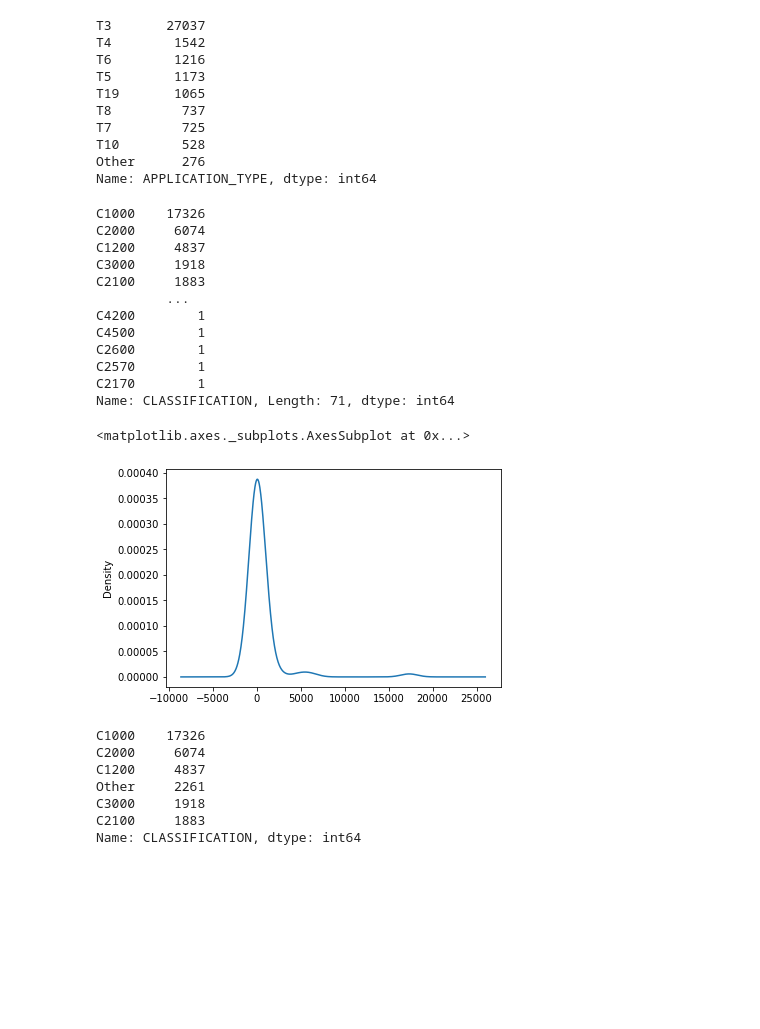
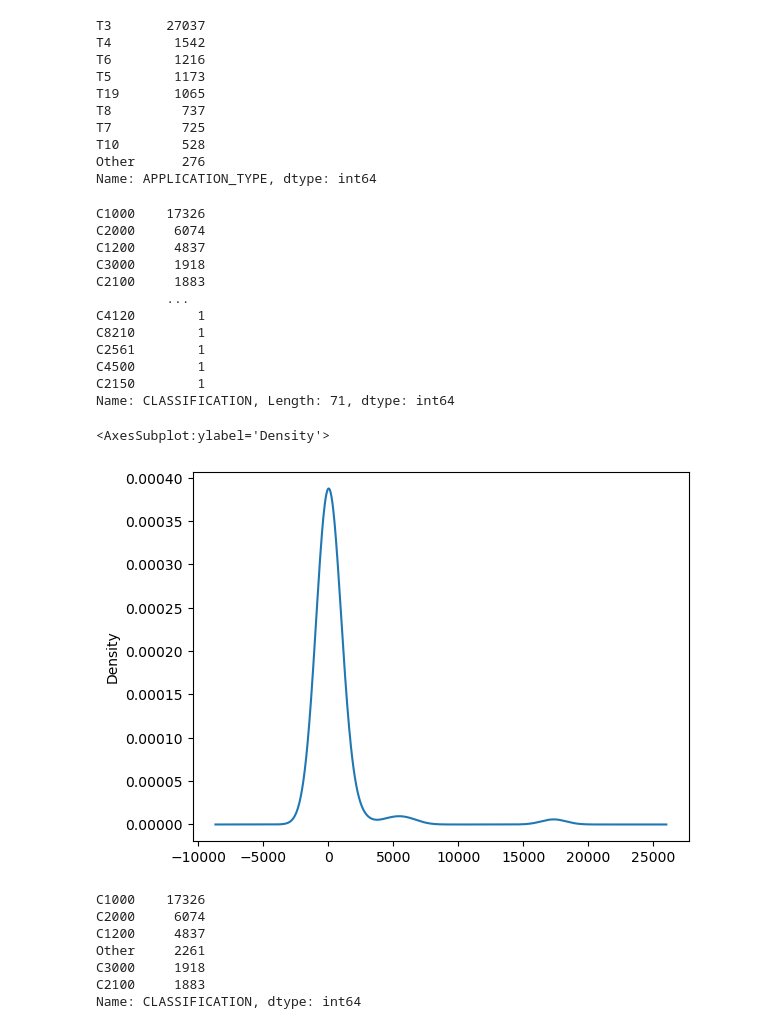
Before and after one commit to motoroid/Neural_Network_Charity_Analysis, a Jupyter notebook: Challenge/AlphabetSoupCharity.ipynb, the cells around one changed output. Drawn from its saved outputs; the diff is of its cells as text; code cells hidden in the pictures; blank space fills up the shorter version.

```diff
--- a/Challenge/AlphabetSoupCharity.ipynb
+++ b/Challenge/AlphabetSoupCharity.ipynb
@@ -20,4 +20,5 @@ application_df.head()
 | 4 | 10556103 | GENETIC RESEARCH INSTITUTE OF THE... | T3 | Independent | C1000 | Heathcare | Trust | 1 | ... |
 # %%
 # Drop the non-beneficial ID columns, 'EIN' and 'NAME'.
-#  YOUR CODE GOES HERE
+application_drop_column = application_df.drop(columns=["EIN", "NAME"])
+application_drop_column
@@ -38,7 +53,8 @@ IS_SUCCESSFUL                2
 dtype: int64
 # %%
 # Look at APPLICATION_TYPE value counts for binning
-#  YOUR CODE GOES HERE
+app_count=application_drop_column["APPLICATION_TYPE"].value_counts()
+app_count
 # %% [output]
 T3     27037
 T4      1542
@@ -67,13 +83,13 @@ Name: APPLICATION_TYPE, dtype: int64
 # %%
 # Determine which values to replace if counts are less than ...?
-#  YOUR CODE GOES HERE
+replace_application = list(app_count[app_count < 500].index)
 
 # Replace in dataframe
 for app in replace_application:
-    application_df.APPLICATION_TYPE = application_df.APPLICATION_TYPE.replace(app,"Other")
+    application_drop_column.APPLICATION_TYPE = application_drop_column.APPLICATION_TYPE.replace(app,"Other")
 
 # Check to make sure binning was successful
-application_df.APPLICATION_TYPE.value_counts()
+application_drop_column.APPLICATION_TYPE.value_counts()
 # %% [output]
 T3       27037
 T4        1542
@@ -87,7 +103,8 @@ Other      276
 Name: APPLICATION_TYPE, dtype: int64
 # %%
 # Look at CLASSIFICATION value counts for binning
-#  YOUR CODE GOES HERE
+classification_count=application_drop_column["CLASSIFICATION"].value_counts()
+classification_count
 # %% [output]
 C1000    17326
 C2000     6074
@@ -95,17 +112,17 @@ C1200     4837
 C3000     1918
 C2100     1883
          ...
-C4200        1
+C4120        1
+C8210        1
+C2561        1
 C4500        1
-C2600        1
-C2570        1
-C2170        1
+C2150        1
 Name: CLASSIFICATION, Length: 71, dtype: int64
 # %%
 # Visualize the value counts of CLASSIFICATION
-#  YOUR CODE GOES HERE
+classification_count.plot.density()
 # %% [output]
-<matplotlib.axes._subplots.AxesSubplot at 0x...>
+<AxesSubplot:ylabel='Density'>
-[figure, old version]
+[figure, new version]
 # %%
 # Determine which values to replace if counts are less than ..?
```
Also changed, not shown: parts of 16 cells of this notebook, 23 other files.
